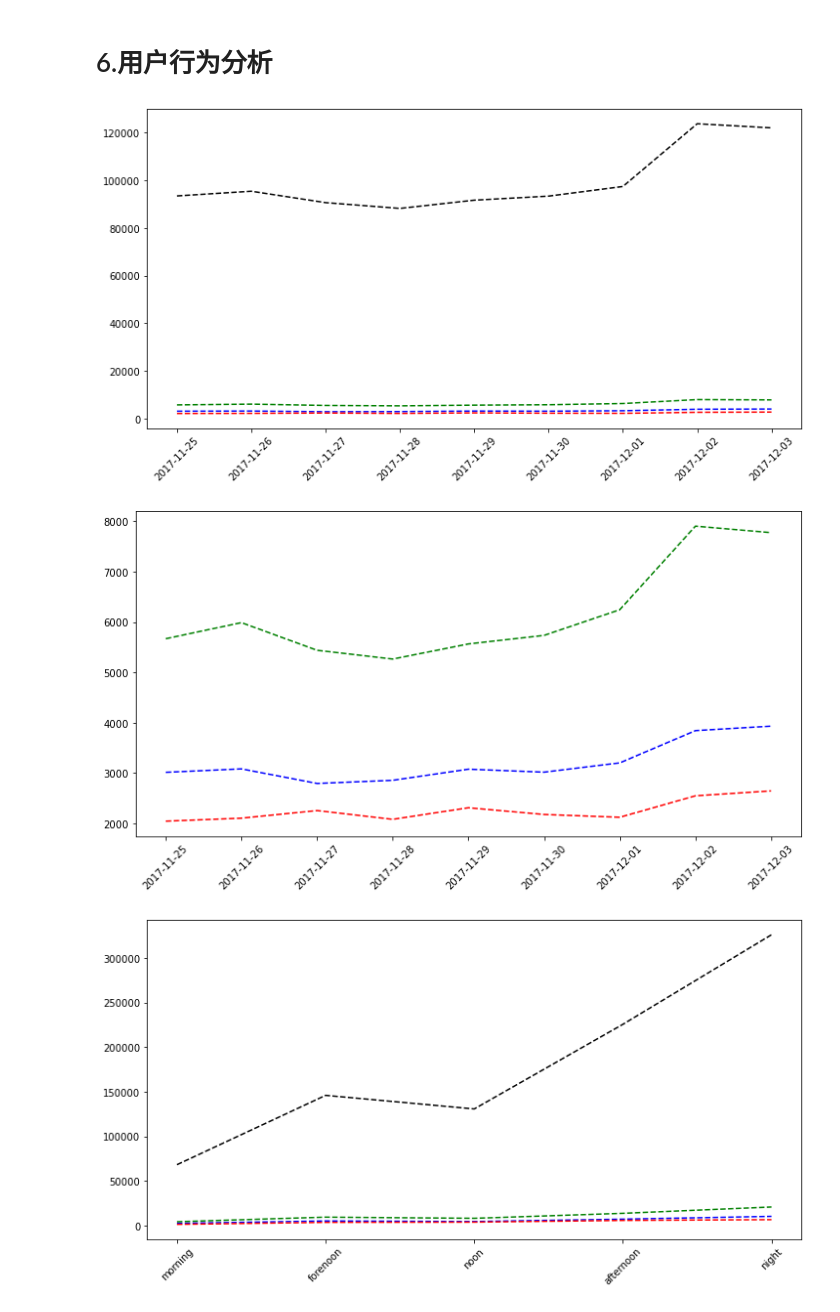
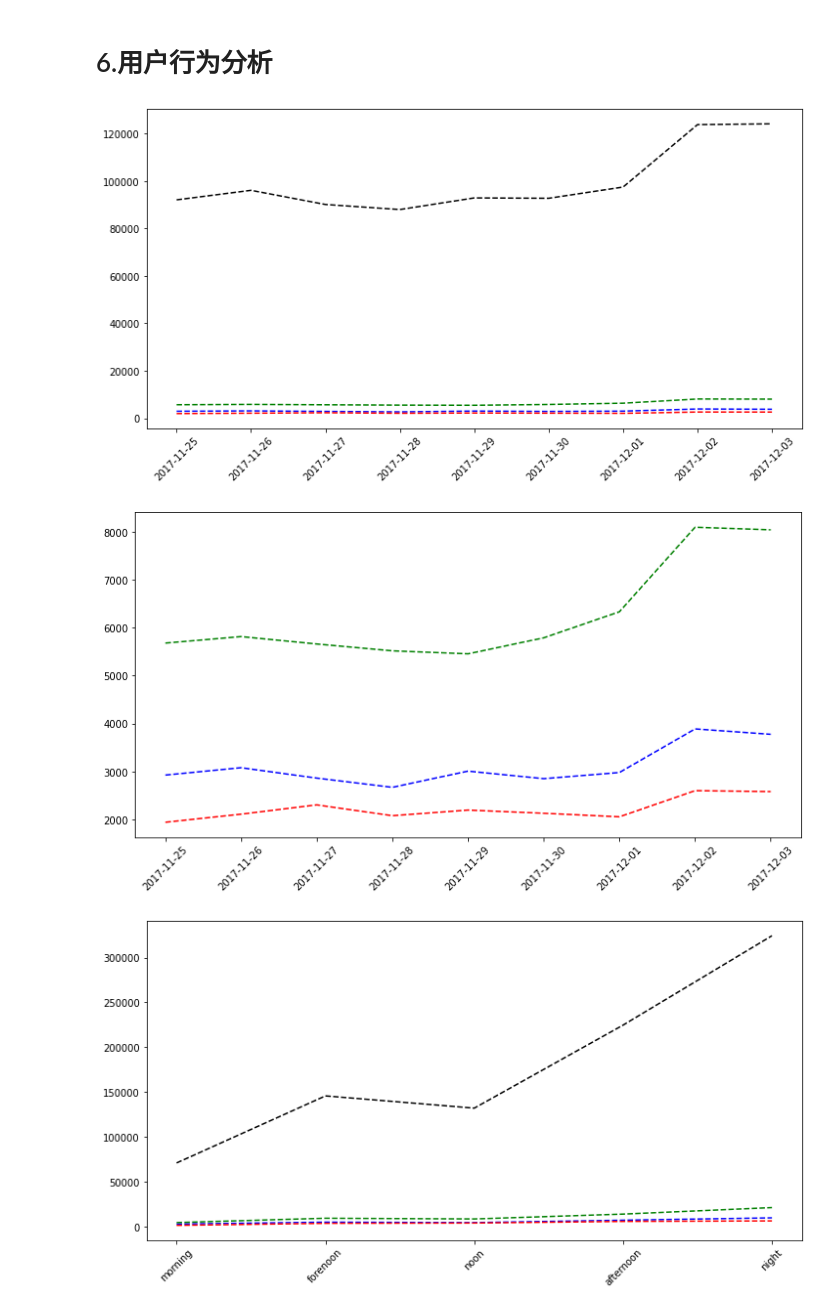
Before and after one commit to Yhcrown/CS306-Data-minning-project, a Jupyter notebook: src/project.ipynb, the cells around one changed output. Cells and saved outputs as stored; diff of their text form; code cells hidden in the pictures.

Commit message:
update project.ipynb, fix fillna()

```diff
--- a/src/project.ipynb
+++ b/src/project.ipynb
@@ -153,34 +153,34 @@ df_fav_max.rename(columns={'CatogoryCounts':'FavoriteCatogory'},inplace=True)
 df_fav_count= pd.merge(df_fav_count,df_fav_max,how='left',on='UserID')
 df_fav_count['CatogoryID']=df_fav_count['CatogoryID'].astype(str)
 df_fav = df_fav_count.loc[df_fav_count['CatogoryCounts']==df_fav_count['FavoriteCatogory'],'CatogoryID'].groupby(df_fav_count['UserID']).aggregate(lambda x:','.join(x)).reset_index()
 df_user = pd.merge(df_user,df_fav,how='left',on='UserID')
 df_user.rename(columns={'CatogoryID':'MostFavCatogory'},inplace=True)
 #把每个用户最多收藏的商品类数据整理出来
 
 df_cart_count = df_cart.groupby(['UserID','CatogoryID']).ItemID.count().reset_index()
 df_cart_count.rename(columns={'ItemID':'CatogoryCounts'},inplace=True)
 df_cart_max = df_cart_count.groupby('UserID').CatogoryCounts.max().reset_index()
 df_cart_max.rename(columns={'CatogoryCounts':'FavoriteCatogory'},inplace=True)
 df_cart_count= pd.merge(df_cart_count,df_cart_max,how='left',on='UserID')
 df_cart_count['CatogoryID']=df_cart_count['CatogoryID'].astype(str)
 df_cart = df_cart_count.loc[df_cart_count['CatogoryCounts']==df_cart_count['FavoriteCatogory'],'CatogoryID'].groupby(df_cart_count['UserID']).aggregate(lambda x:','.join(x)).reset_index()
 df_user = pd.merge(df_user,df_cart,how='left',on='UserID')
 df_user.rename(columns={'CatogoryID':'MostCartCatogory'},inplace=True)
 #把每个用户最多购买的商品类数据整理出来
 
 df_buy_count = df_buy.groupby(['UserID','CatogoryID']).ItemID.count().reset_index()
 df_buy_count.rename(columns={'ItemID':'CatogoryCounts'},inplace=True)
 df_buy_max = df_buy_count.groupby('UserID').CatogoryCounts.max().reset_index()
 df_buy_max.rename(columns={'CatogoryCounts':'FavoriteCatogory'},inplace=True)
 df_buy_count= pd.merge(df_buy_count,df_buy_max,how='left',on='UserID')
 df_buy_count['CatogoryID']=df_buy_count['CatogoryID'].astype(str)
 df_buy = df_buy_count.loc[df_buy_count['CatogoryCounts']==df_buy_count['FavoriteCatogory'],'CatogoryID'].groupby(df_buy_count['UserID']).aggregate(lambda x:','.join(x)).reset_index()
 df_user = pd.merge(df_user,df_buy,how='left',on='UserID')
 df_user.rename(columns={'CatogoryID':'MostBuyCatogory'},inplace=True)
-df_user.fillna(0)
+df_user = df_user.fillna(0)
 #填充空值为0
 df_user.head()
 # %% [output]
-[figure, old version]
+[figure, new version]
-[figure, old version]
+[figure, new version]
 [figure]
```
Also changed, not shown: parts of 11 cells of this notebook.
